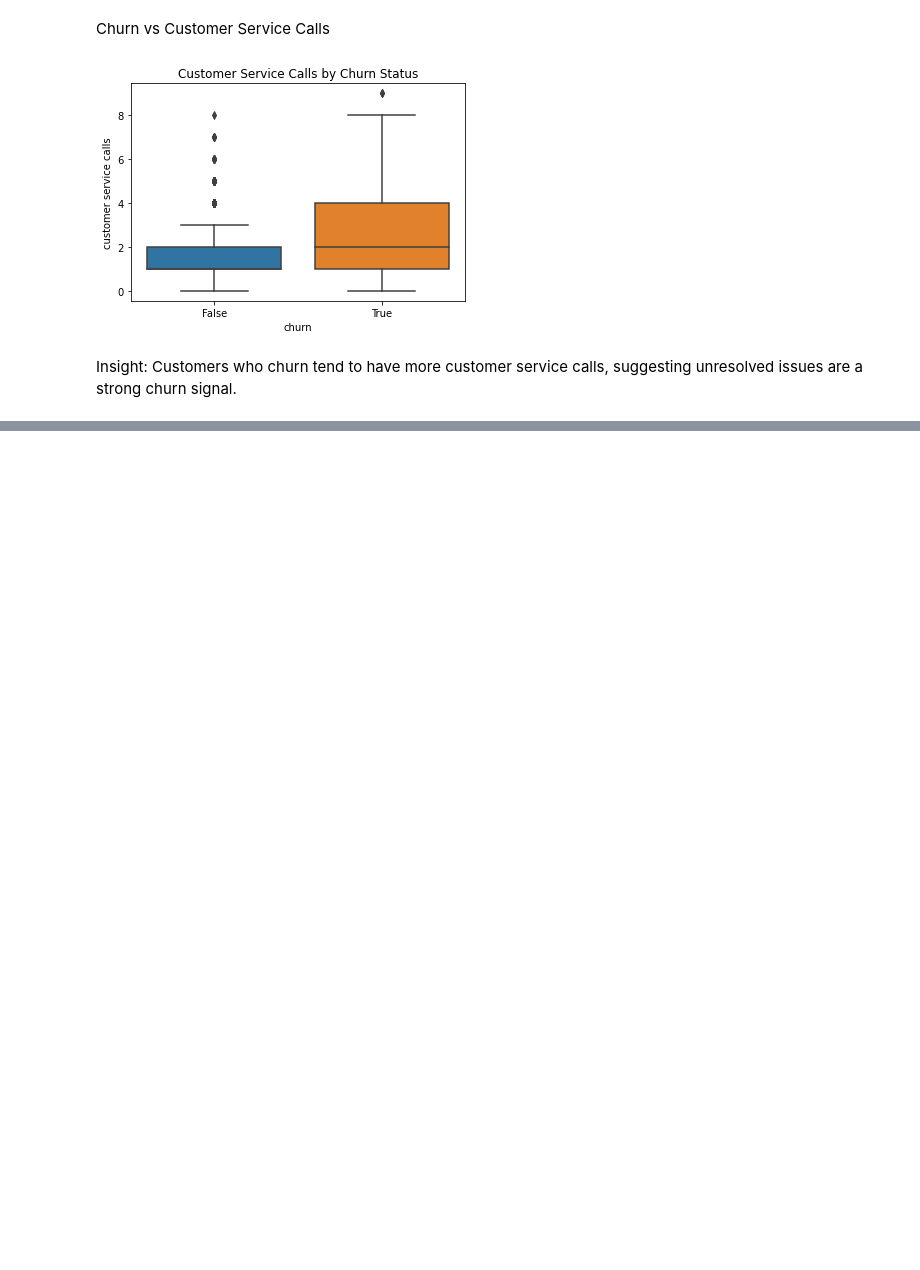
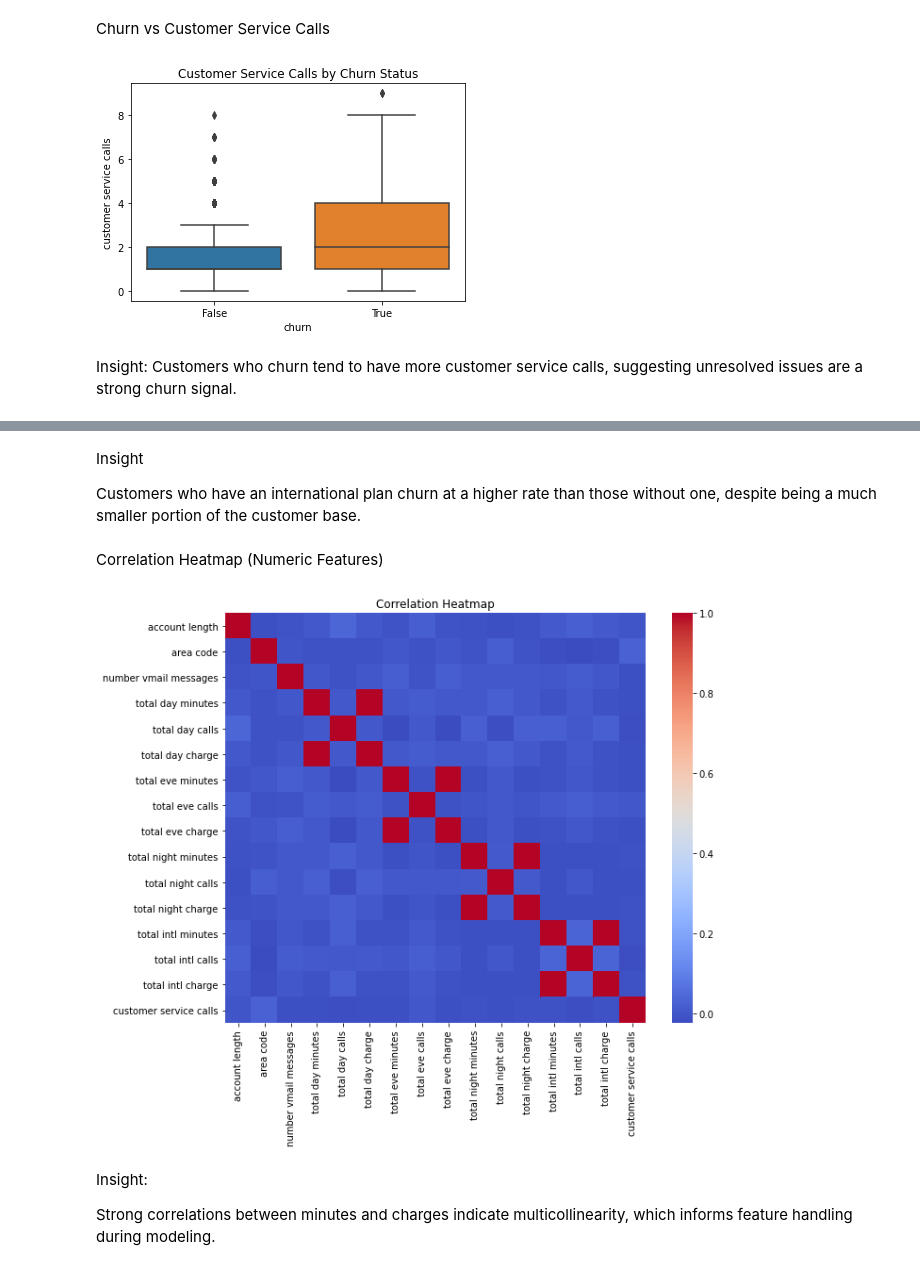
Before and after one commit to triciatoo/Phase-3-Project, a Jupyter notebook: index.ipynb, the cells around one changed output, grey strips where cells are left out. Drawn from its saved outputs; the diff is of its cells as text; code cells hidden in the pictures; blank space fills up the shorter version.

```diff
--- a/index.ipynb
+++ b/index.ipynb
@@ -92,0 +101,17 @@ Insight: Customers who churn tend to have more customer service calls, suggestin
+# %% [markdown]
+Insight
+
+Customers who have an international plan churn at a higher rate than those without one, despite being a much smaller portion of the customer base.
+# %% [markdown]
+Correlation Heatmap (Numeric Features)
+# %%
+plt.figure(figsize=(10,8))
+sns.heatmap(df.select_dtypes(include='number').corr(), cmap='coolwarm')
+plt.title('Correlation Heatmap')
+plt.show()
+# %% [output]
+[figure, added]
+# %% [markdown]
+Insight:
+
+Strong correlations between minutes and charges indicate multicollinearity, which informs feature handling during modeling.
```
Also changed, not shown: parts of 2 cells of this notebook.
